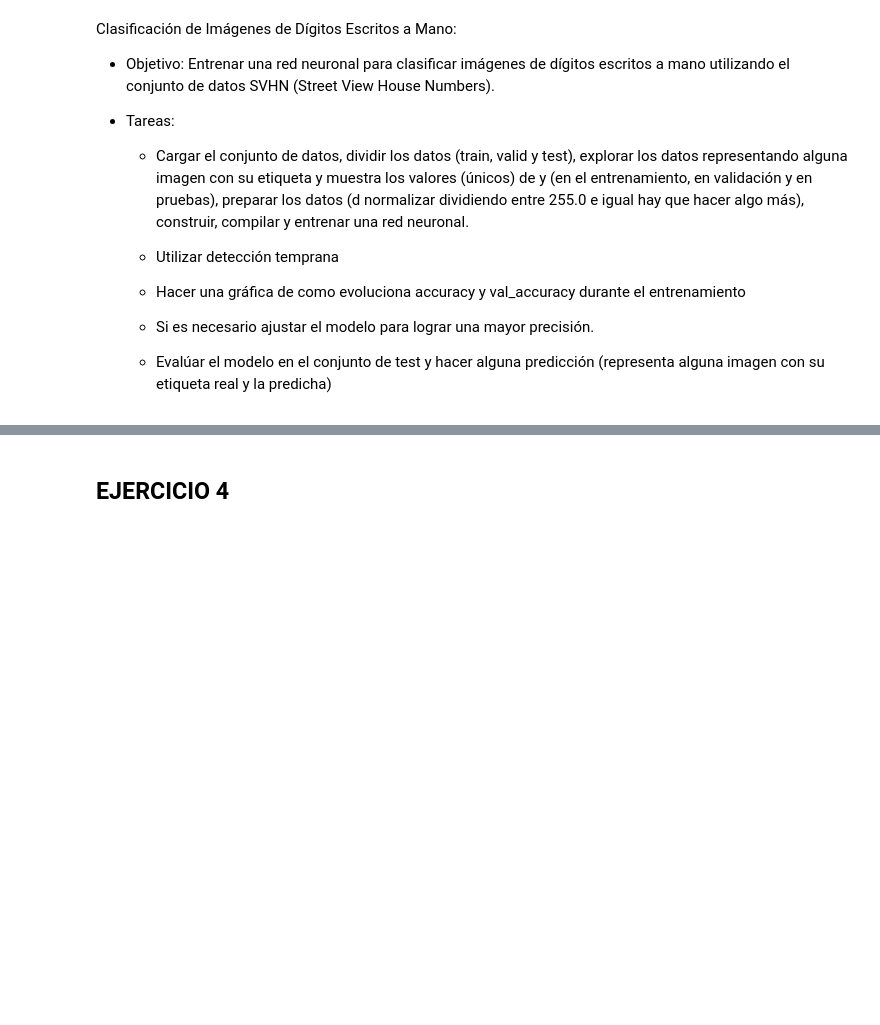
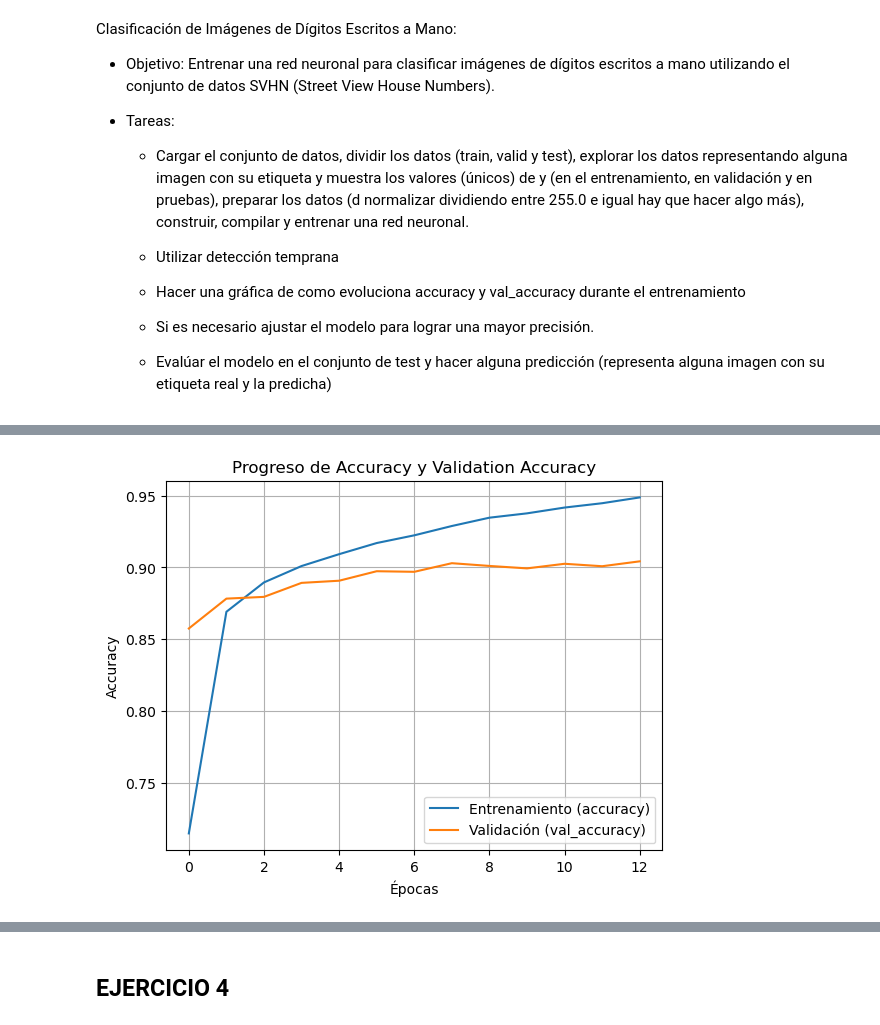
Before and after one commit to Mario-Lopez-Gonzalez/Python_clase, a Jupyter notebook: SAPA/Ejercicios/4_3Ejercicios.ipynb, the cells around one changed output, grey strips where cells are left out. Saved outputs shown, nothing was run; the diff lists cells and outputs as text; code cells hidden in the pictures; blank space fills up the shorter version.

```diff
--- a/SAPA/Ejercicios/4_3Ejercicios.ipynb
+++ b/SAPA/Ejercicios/4_3Ejercicios.ipynb
@@ -125,0 +259,12 @@ X_test, y_test = load_svhn_data(test_url)
+# %%
+# Hay gran cantidad de 1s y 2es y el 0 está mal nombrado como 10, vamos a correjir eso
+y_train = np.where(y_train == 10, 0, y_train)
+y_val = np.where(y_val == 10, 0, y_val)
+y_test = np.where(y_test == 10, 0, y_test)
+
+valores_unicos, conteo = np.unique(y_train, return_counts=True)
+df = pd.DataFrame({
+    'Valor': valores_unicos,
+    'Conteo': conteo
+})
+print(df)
@@ -125,0 +283,7 @@ X_test, y_test = load_svhn_data(test_url)
+# %%
+# Normalizamos los datos
+X_train = X_train/255.0
+X_val = X_val/255.0
+X_test = X_test/255.0
+
+print(X_train[0])
@@ -125,0 +308,48 @@ X_test, y_test = load_svhn_data(test_url)
+# %%
+# Construir el modelo, una red densa da un acc de 0.18, GPT recomienda usar convolucionales
+model = tf.keras.Sequential([
+    tf.keras.layers.Input(shape=(32,32,3)),
+    tf.keras.layers.Conv2D(32, (3, 3), activation='relu'),
+    tf.keras.layers.MaxPooling2D((2, 2)),
+    tf.keras.layers.Conv2D(64, (3, 3), activation='relu'),
+    tf.keras.layers.MaxPooling2D((2, 2)),
+    tf.keras.layers.Conv2D(64, (3, 3), activation='relu'),
+    tf.keras.layers.Flatten(),
+    tf.keras.layers.Dense(64, activation='relu'),
+    tf.keras.layers.Dense(10, activation='softmax')
+])
+
+# Compilar el modelo
+model.compile(optimizer='adam', loss='sparse_categorical_crossentropy', metrics=['accuracy'])
+
+# Definimos la ruta de los checkpoints
+checkpoint_cb = tf.keras.callbacks.ModelCheckpoint( "Checkpoints/4_3_3.weights.h5", save_weights_only=True)
+
+# Definimos que el modelo pare si en 10 iteraciones no mejora
+early_stopping_cb = tf.keras.callbacks.EarlyStopping(monitor="val_loss", patience=5, restore_best_weights=True)
+
+# Entrenar el modelo
+history = model.fit(
+X_train,
+y_train,
+epochs=100,
+validation_data=(X_val, y_val),
+callbacks=[checkpoint_cb, early_stopping_cb],
+)
+
+# Graficar el progreso de la red neuronal
+
+# Obtener los valores de accuracy y val_accuracy desde el history
+acc = history.history['accuracy']
+val_acc = history.history['val_accuracy']
+
+# Graficar el progreso de accuracy y val_accuracy
+plt.plot(acc, label='Entrenamiento (accuracy)')
+plt.plot(val_acc, label='Validación (val_accuracy)')
+plt.title('Progreso de Accuracy y Validation Accuracy')
+plt.xlabel('Épocas')
+plt.ylabel('Accuracy')
+plt.legend(loc='lower right')
+plt.grid(True)
+plt.show()
+# %% [output]
@@ -125,0 +373 @@ X_test, y_test = load_svhn_data(test_url)
+[figure, added]
```
Also changed, not shown: parts of 14 cells of this notebook, 5 other files.
